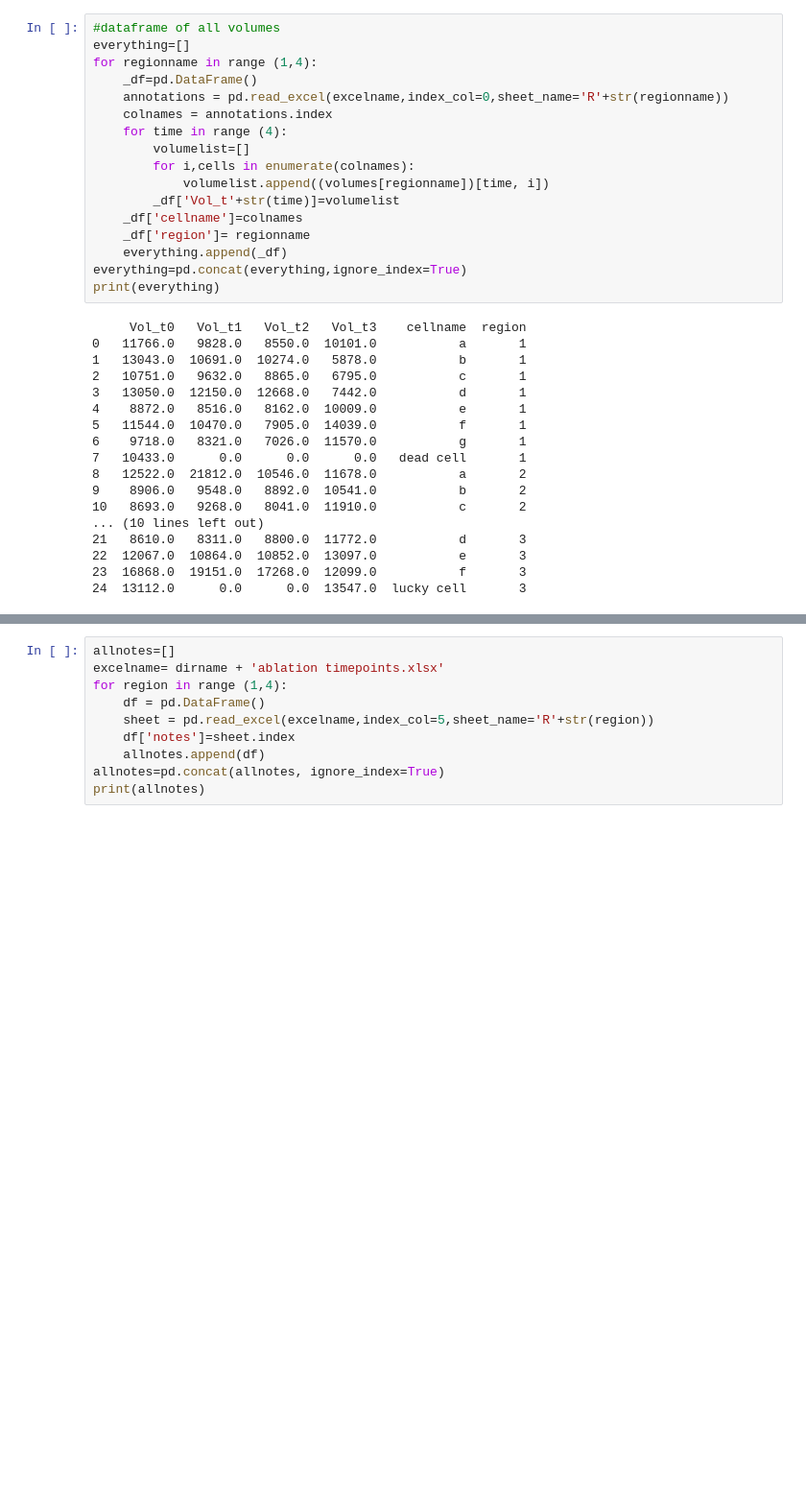
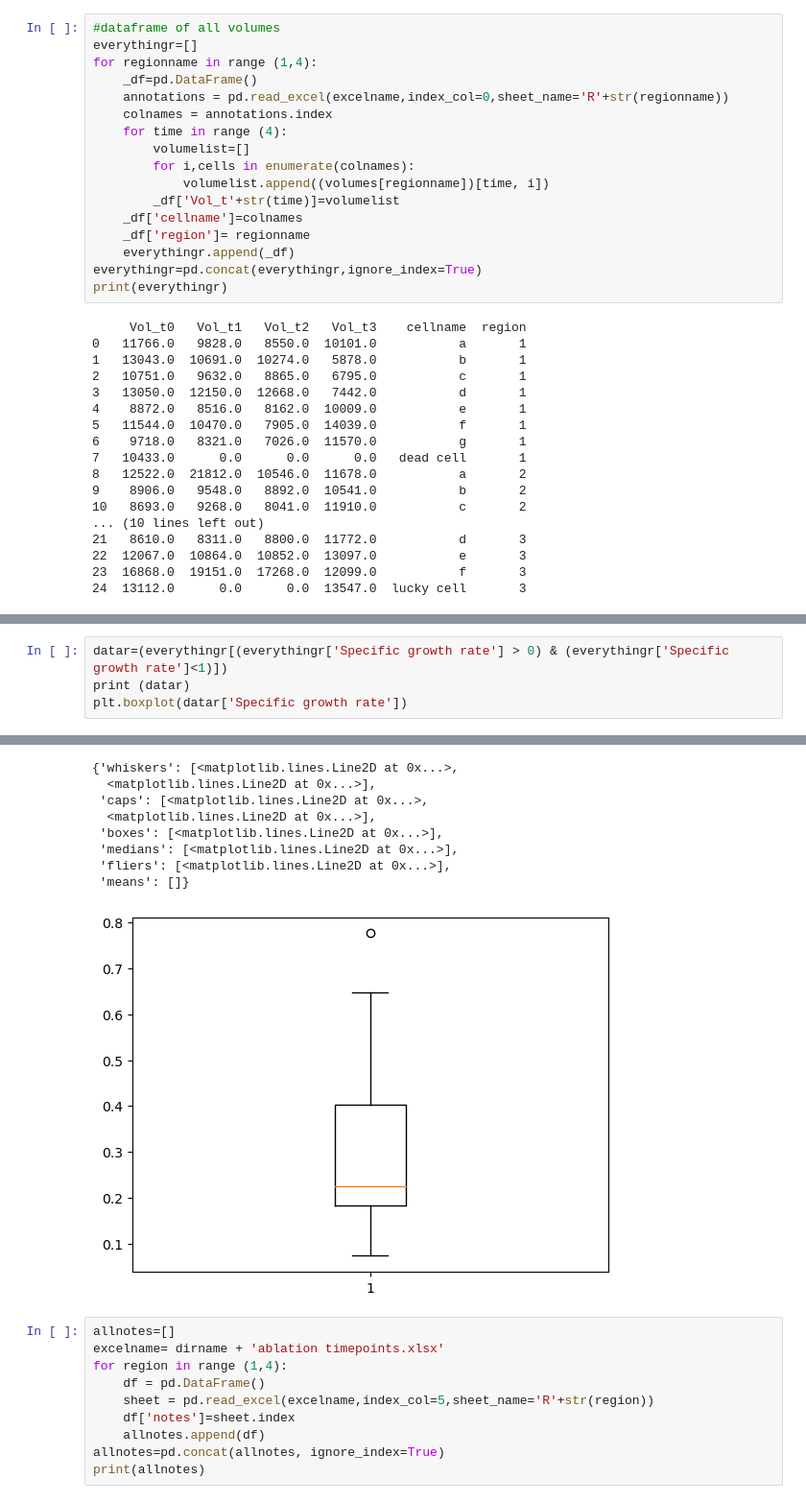
Before and after one commit to AFISH108/mouse_skin_size_control, a Jupyter notebook: aliya_2023/analyze_ablation_pilot_071723.ipynb, the cells around one changed output, grey strips where cells are left out. Shown: that part at 96% size. Cells and saved outputs as stored; diff of their text form; blank space fills up the shorter version.

```diff
--- a/aliya_2023/analyze_ablation_pilot_071723.ipynb
+++ b/aliya_2023/analyze_ablation_pilot_071723.ipynb
@@ -198,7 +198,7 @@ print (volumes)
        [ 9424.,  8846., 12523., 11772., 13097., 12099., 13547.]])}
 # %%
 #dataframe of all volumes
-everything=[]
+everythingr=[]
 for regionname in range (1,4):
     _df=pd.DataFrame()
     annotations = pd.read_excel(excelname,index_col=0,sheet_name='R'+str(regionname))
@@ -210,9 +210,9 @@ for regionname in range (1,4):
         _df['Vol_t'+str(time)]=volumelist
     _df['cellname']=colnames
     _df['region']= regionname
-    everything.append(_df)
-everything=pd.concat(everything,ignore_index=True)
-print(everything)
+    everythingr.append(_df)
+everythingr=pd.concat(everythingr,ignore_index=True)
+print(everythingr)
 # %% [output]
      Vol_t0   Vol_t1   Vol_t2   Vol_t3    cellname  region
 0   11766.0   9828.0   8550.0  10101.0           a       1
@@ -256,0 +257,5 @@ print (everything)
+# %%
+datar=(everythingr[(everythingr['Specific growth rate'] > 0) & (everythingr['Specific growth rate']<1)])
+print (datar)
+plt.boxplot(datar['Specific growth rate'])
+# %% [output]
@@ -257,3 +279,12 @@ print (everything)
+{'whiskers': [<matplotlib.lines.Line2D at 0x...>,
+  <matplotlib.lines.Line2D at 0x...>],
+ 'caps': [<matplotlib.lines.Line2D at 0x...>,
+  <matplotlib.lines.Line2D at 0x...>],
+ 'boxes': [<matplotlib.lines.Line2D at 0x...>],
+ 'medians': [<matplotlib.lines.Line2D at 0x...>],
+ 'fliers': [<matplotlib.lines.Line2D at 0x...>],
+ 'means': []}
+[figure, added]
 # %%
 allnotes=[]
 excelname= dirname + 'ablation timepoints.xlsx'
```
Also changed, not shown: parts of 17 cells of this notebook, 8 other files.
